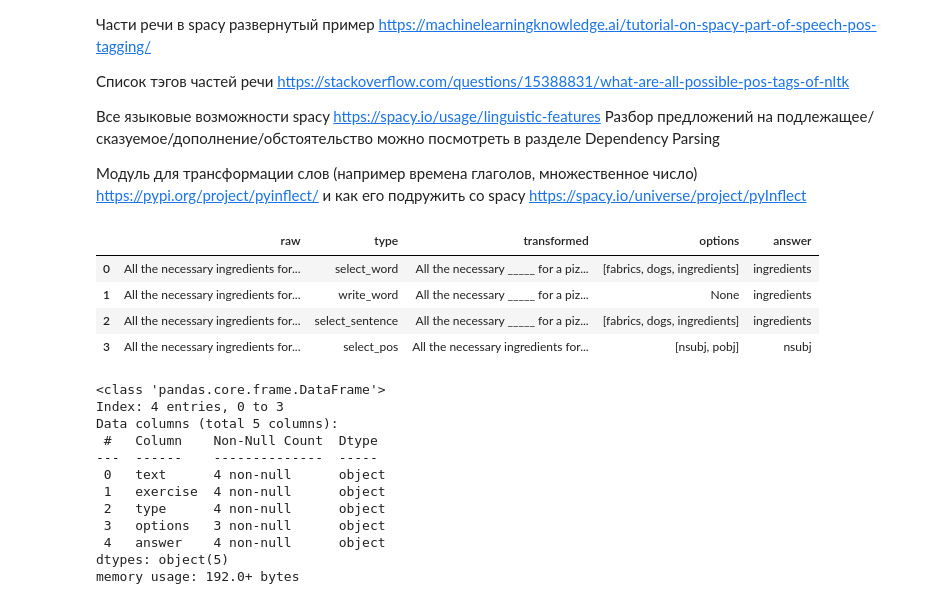
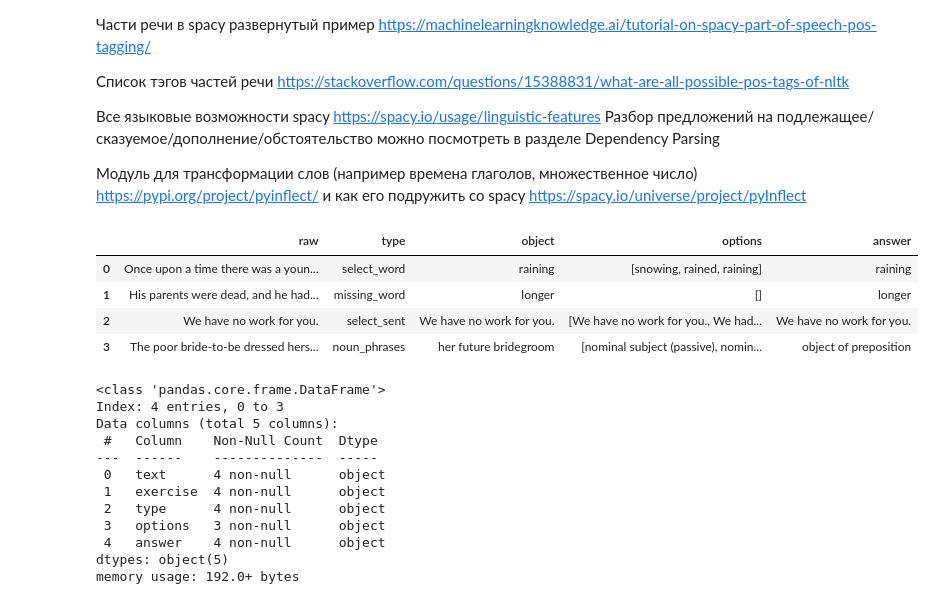
Before and after one commit to artefucktor/english_exercises, a Jupyter notebook: sample_notebook.ipynb, the cells around one changed output. Drawn from its saved outputs; the diff is of its cells as text; code cells hidden in the pictures.

```diff
--- a/sample_notebook.ipynb
+++ b/sample_notebook.ipynb
@@ -52,42 +52,47 @@ model = api.load("glove-wiki-gigaword-100")
 # %%
 # пример датасета – как упаковать упражнения
 
-df = pd.DataFrame(columns=['raw', 'type', 'transformed', 'options', 'answer'])
+df = pd.DataFrame(columns=['raw', 'type', 'object', 'options', 'answer'])
 
-df.loc[len(df)] = {'raw' : 'All the necessary ingredients for a pizza arrived in the next delivery',
-                   'transformed' : 'All the necessary _____ for a pizza arrived in the next delivery',
+df.loc[len(df)] = {'raw' : '''Once upon a time there was a young fellow who enlisted as a soldier, conducted himself bravely, and was always at the very front when it was raining bullets.''',
                    'type' : 'select_word',
-                   'options' : ['fabrics', 'dogs', 'ingredients'],
-                   'answer' : 'ingredients'
+                   'object' : 'raining',
+                   'options' : ['snowing', 'rained', 'raining'],
+                   'answer' : 'raining'
                   }
 
-df.loc[len(df)] = {'raw' : 'All the necessary ingredients for a pizza arrived in the next delivery',
-                   'transformed' : 'All the necessary _____ for a pizza arrived in the next delivery',
-                   'type' : 'write_word',
-                   'options' : None,
-                   'answer' : 'ingredients'
+df.loc[len(df)] = {'raw' : '''His parents were dead, and he had no longer a home, so he went to his brothers and asked them to support him until there was another war.''',
+                   'type' : 'missing_word',
+                   'object' : 'longer',
+                   'options' : [],
+                   'answer' : 'longer'
                   }
 
-df.loc[len(df)] = {'raw' : 'All the necessary ingredients for a pizza arrived in the next delivery',
-                   'transformed' : 'All the necessary _____ for a pizza arrived in the next delivery',
-                   'type' : 'select_sentence',
-                   'options' : ['fabrics', 'dogs', 'ingredients'],
-                   'answer' : 'ingredients'
+df.loc[len(df)] = {'raw' : 'We have no work for you.',
+                   'type' : 'select_sent',
+                   'object' : 'We have no work for you.',
+                   'options' : ['We have no work for you.',
+                                'We had no works for you.',
+                                'We been no done for you.'],
+                   'answer' : 'We have no work for you.'
                   }
 
-df.loc[len(df)] = {'raw' : 'All the necessary ingredients for a pizza arrived in the next delivery',
-                   'transformed' : 'All the necessary ingredients for a pizza arrived in the next delivery',
-                   'type' : 'select_pos',
-                   'options' : ['nsubj', 'pobj'],
-                   'answer' : 'nsubj'
+df.loc[len(df)] = {'raw' : '''The poor bride-to-be dressed herself entirely in black, and when she thought about her future bridegroom, tears came into her eyes.''',
+                   'type' : 'noun_phrases',
+                   'object' : 'her future bridegroom',
+                   'options' : ['nominal subject (passive)',
+                                'nominal subject',
+                                'object of preposition'],
+                   'answer' : 'object of preposition'
                   }
+
 df
 # %% [output]
-|  | raw | type | transformed | options | answer |
-| 0 | All the necessary ingredients for... | select_word | All the necessary _____ for a piz... | [fabrics, dogs, ingredients] | ingredients |
-| 1 | All the necessary ingredients for... | write_word | All the necessary _____ for a piz... | None | ingredients |
-| 2 | All the necessary ingredients for... | select_sentence | All the necessary _____ for a piz... | [fabrics, dogs, ingredients] | ingredients |
-| 3 | All the necessary ingredients for... | select_pos | All the necessary ingredients for... | [nsubj, pobj] | nsubj |
+|  | raw | type | object | options | answer |
+| 0 | Once upon a time there was a youn... | select_word | raining | [snowing, rained, raining] | raining |
+| 1 | His parents were dead, and he had... | missing_word | longer | [] | longer |
+| 2 | We have no work for you. | select_sent | We have no work for you. | [We have no work for you., We had... | We have no work for you. |
+| 3 | The poor bride-to-be dressed hers... | noun_phrases | her future bridegroom | [nominal subject (passive), nomin... | object of preposition |
 # %%
 df.info()
 # %% [output]
```
Also changed, not shown: parts of 1 cell of this notebook.
